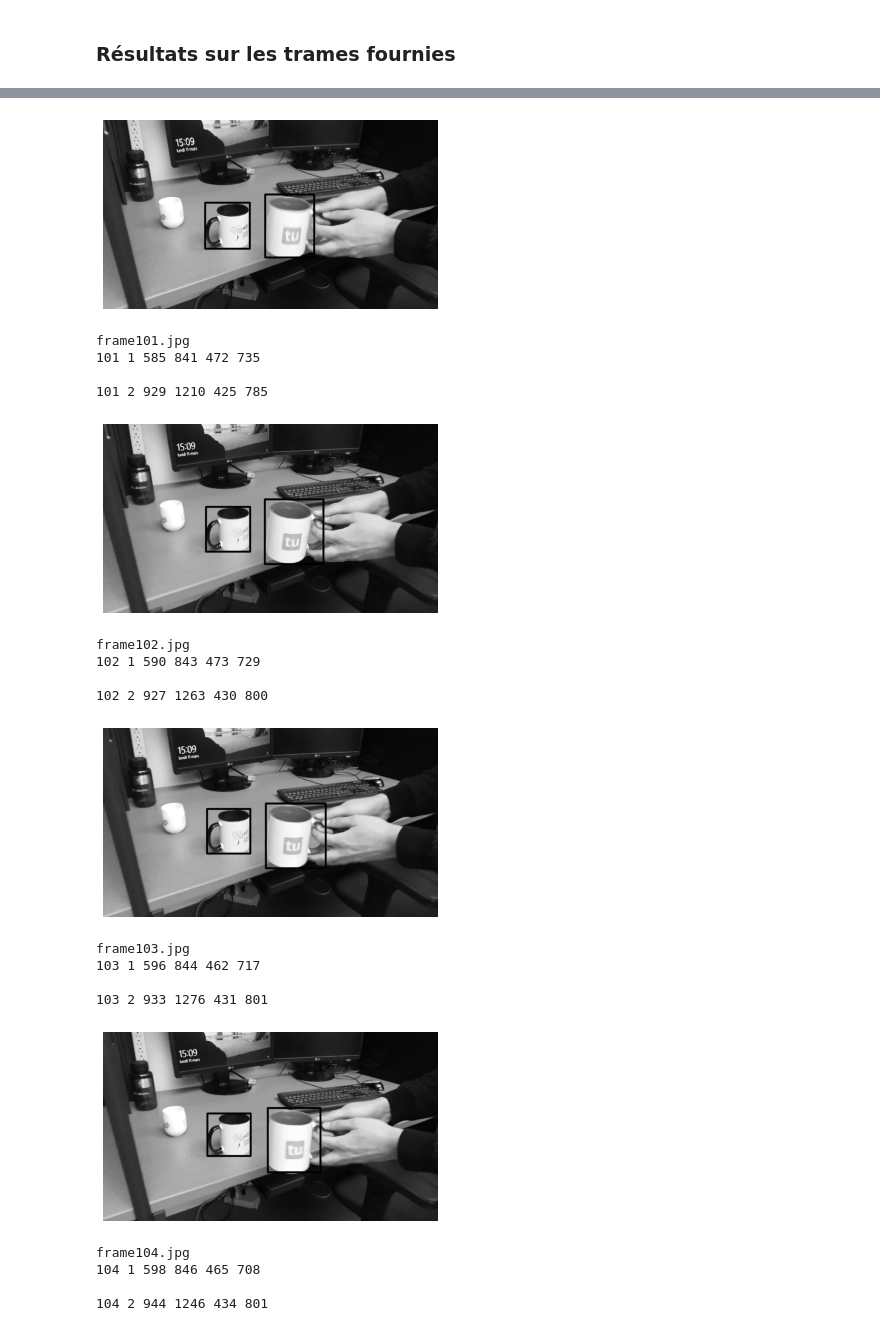
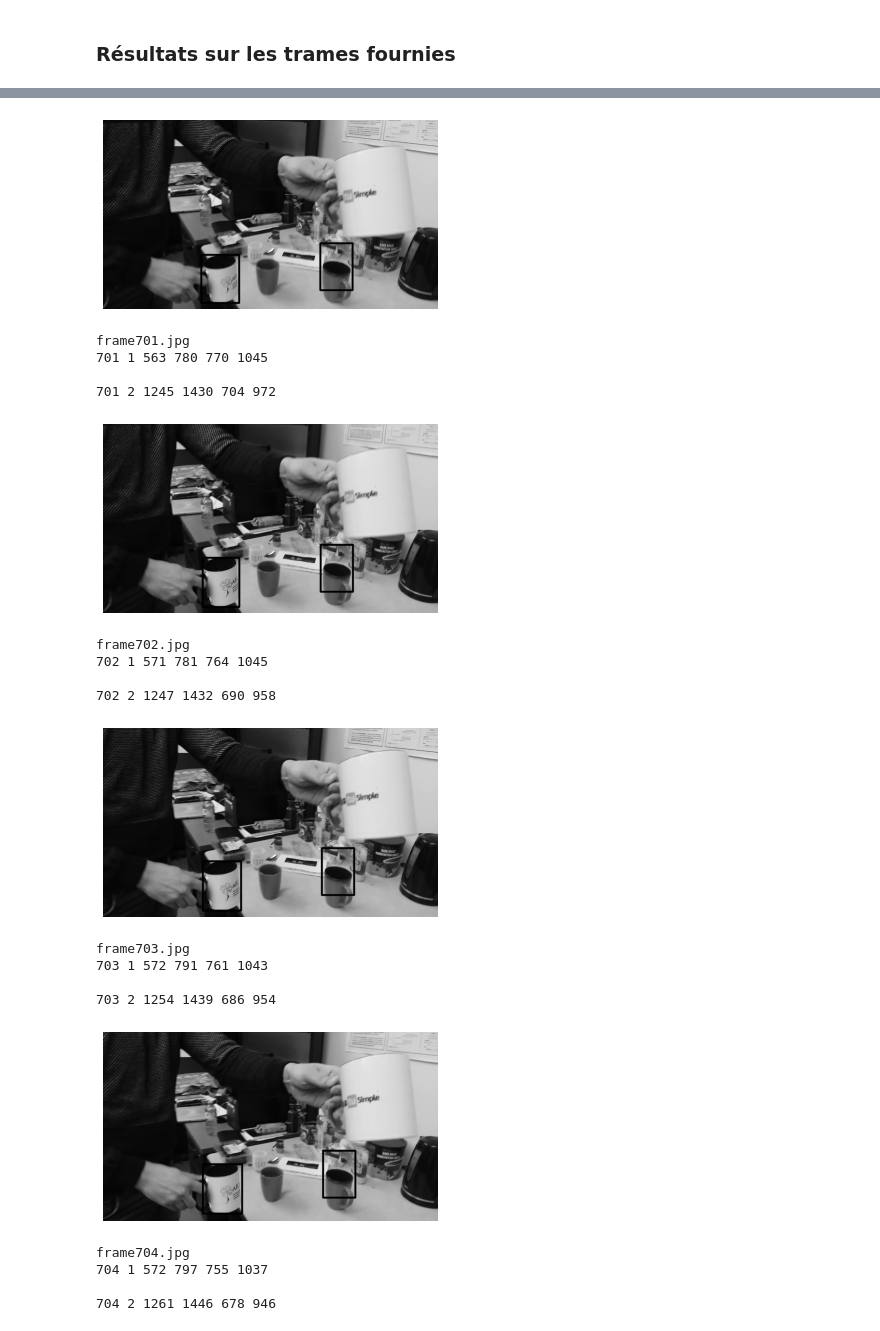
Before and after one commit to Mabelal/inf6804, a Jupyter notebook: TP3/TP3_1805679_1840713.ipynb, the cells around one changed output, grey strips where cells are left out. Saved outputs shown, nothing was run; the diff lists cells and outputs as text; code cells hidden in the pictures.

```diff
--- a/TP3/TP3_1805679_1840713.ipynb
+++ b/TP3/TP3_1805679_1840713.ipynb
@@ -315,49 +310,49 @@ Progress: frame56.jpg
 # %%
 ### Validation des résultats
 
 f = open("result_cups.txt", "r")
 lines = f.readlines()
 f.close()
 
 frames = [name for name in os.listdir(source_path) if os.path.isfile(os.path.join(source_path, name))]
 frames = sorted(frames)
 frames = sorted(frames, key = lambda s : len(s))
 
-i = 101
+i = 701
 for j in range (0, 50):
     img = cv2.imread(os.path.join(source_path, frames[i-1+j]), cv2.IMREAD_GRAYSCALE)
 
     x_min, x_max, y_min, y_max = lines[(2*(i-1+j))].split(" ")[-4:]
     img = cv2.rectangle(img, (int(x_min), int(y_min)), (int(x_max), int(y_max)), (0,0,0), 10)
 
     x_min, x_max, y_min, y_max = lines[(2*(i-1+j))+1].split(" ")[-4:]
     img = cv2.rectangle(img, (int(x_min), int(y_min)), (int(x_max), int(y_max)), (0,0,0), 10)
 
     plt.imshow(img, cmap=plt.cm.gray)
     plt.axis("off")
     plt.show()
 
     print(frames[i-1+j])
     print(lines[(2*(i-1+j))])
     print(lines[(2*(i-1+j))+1])
 # %% [output]
-[figure, old version]
+[figure, new version]
-frame101.jpg
-101 1 585 841 472 735
+frame701.jpg
+701 1 563 780 770 1045
 
-101 2 929 1210 425 785
+701 2 1245 1430 704 972
-[figure, old version]
+[figure, new version]
-frame102.jpg
-102 1 590 843 473 729
+frame702.jpg
+702 1 571 781 764 1045
 
-102 2 927 1263 430 800
+702 2 1247 1432 690 958
-[figure, old version]
+[figure, new version]
-frame103.jpg
-103 1 596 844 462 717
+frame703.jpg
+703 1 572 791 761 1043
 
-103 2 933 1276 431 801
+703 2 1254 1439 686 954
-[figure, old version]
+[figure, new version]
-frame104.jpg
-104 1 598 846 465 708
+frame704.jpg
+704 1 572 797 755 1037
 
-104 2 944 1246 434 801
+704 2 1261 1446 678 946
```
Also changed, not shown: parts of 12 cells of this notebook.
